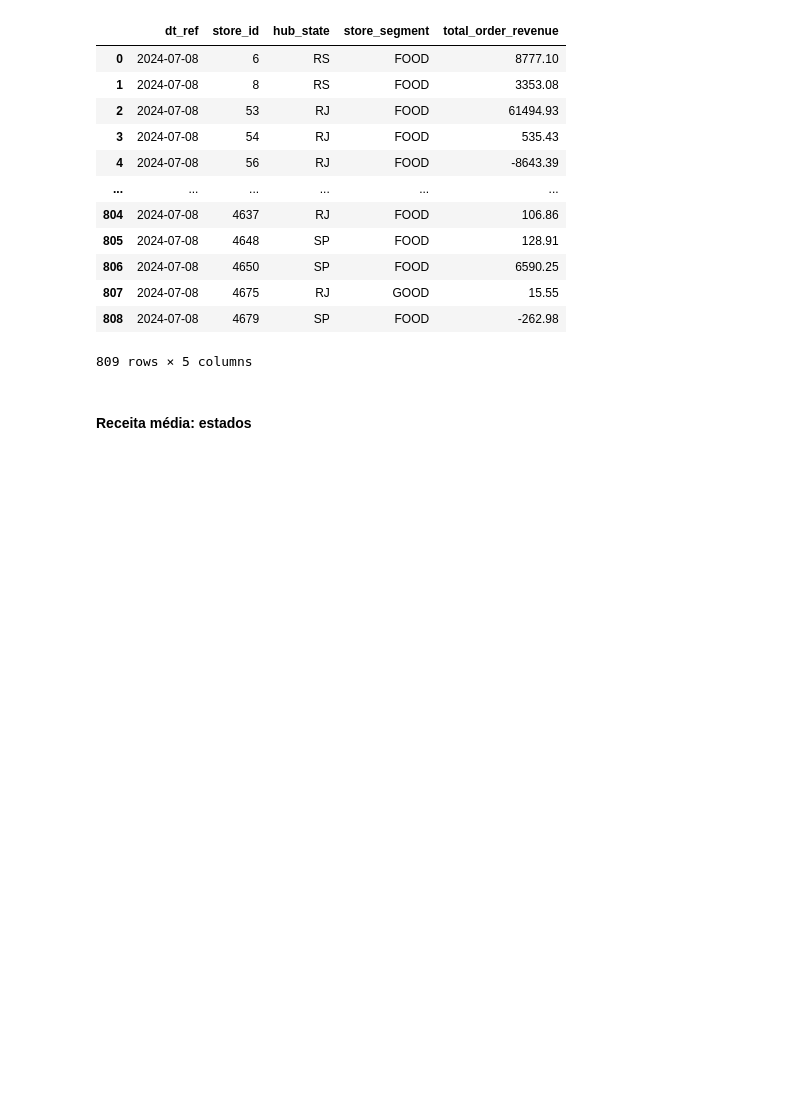
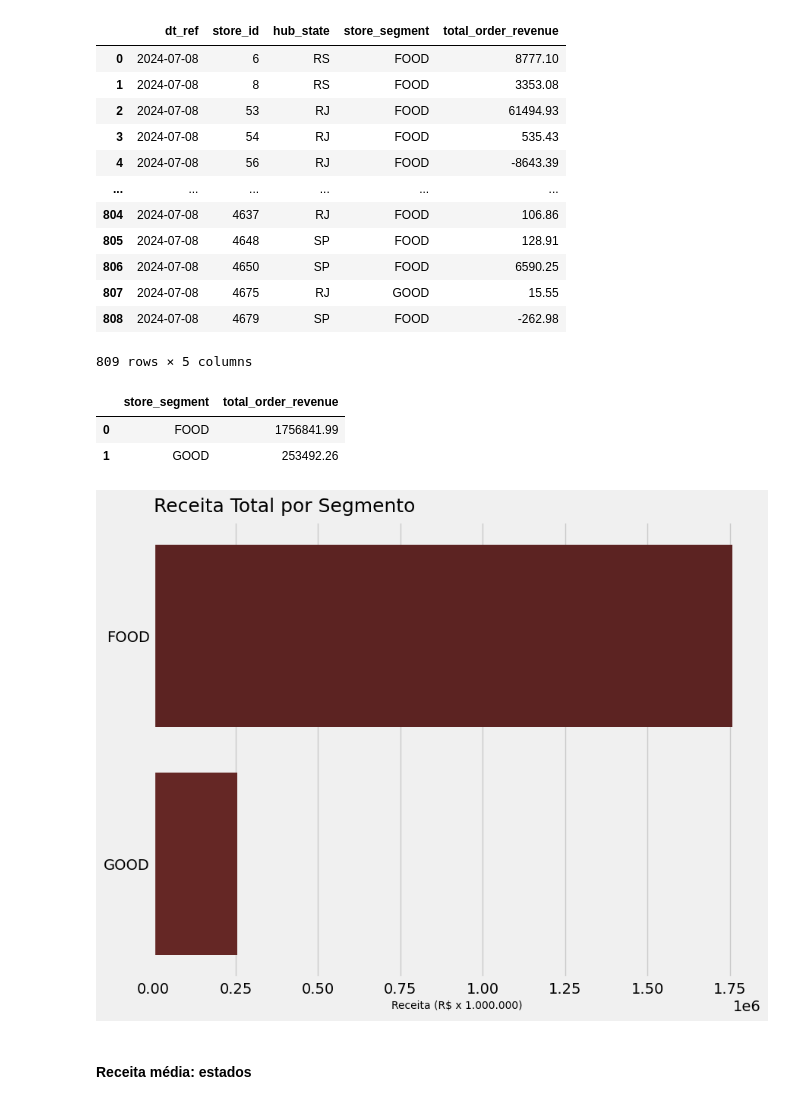
Before and after one commit to datalopes1/desafio_delivery, a Jupyter notebook: notebooks/analysis.ipynb, the cells around one changed output. Saved outputs shown, nothing was run; the diff lists cells and outputs as text; code cells hidden in the pictures; blank space fills up the shorter version.

```diff
--- a/notebooks/analysis.ipynb
+++ b/notebooks/analysis.ipynb
@@ -590,6 +602,26 @@ total_revenue
 | 807 | 2024-07-08 | 4675 | RJ | GOOD | 15.55 |
 | 808 | 2024-07-08 | 4679 | SP | FOOD | -262.98 |
 809 rows × 5 columns
+# %%
+# Observando os dados absolutos
+
+abst_revenue = df.groupby('store_segment').agg(total_order_revenue = ('order_revenue', 'sum')).round(2).reset_index()
+abst_revenue
+# %% [output]
+|  | store_segment | total_order_revenue |
+| 0 | FOOD | 1756841.99 |
+| 1 | GOOD | 253492.26 |
+# %%
+fig = plt.figure(figsize = (8, 6))
+ax = fig.add_axes([0, 0, 1 , 1])
+
+sns.barplot(abst_revenue, x = 'total_order_revenue', y = 'store_segment', palette = my_palette)
+ax.set_title('Receita Total por Segmento', loc = 'left', fontsize = 18, pad = 10)
+ax.set_xlabel('Receita (R$ x 1.000.000)', fontsize = 10)
+ax.set_ylabel('')
+plt.show()
+# %% [output]
+[figure, added]
 # %% [markdown]
 #### Receita média: estados
 # %%
```
Also changed, not shown: parts of 11 cells of this notebook, 6 other files.
